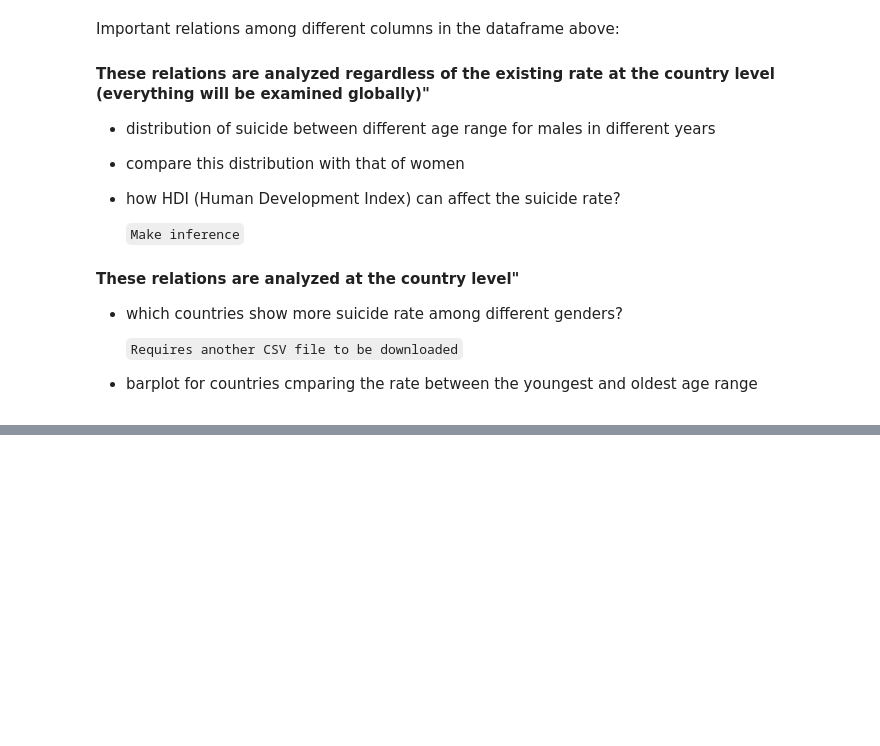
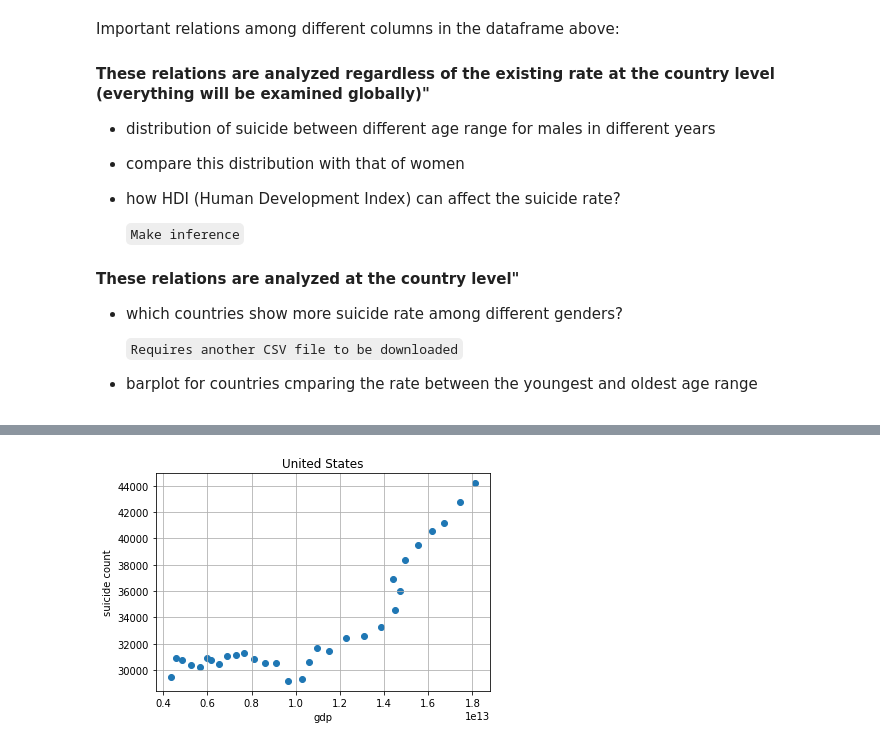
Before and after one commit to pkhorram/EDA-on-global-suicide-rate, a Jupyter notebook: Experiment.ipynb, the cells around one changed output, grey strips where cells are left out. Cells and saved outputs as stored; diff of their text form; code cells hidden in the pictures; blank space fills up the shorter version.

```diff
--- a/Experiment.ipynb
+++ b/Experiment.ipynb
@@ -77 +55,37 @@ Number of unique gdp_per_capita ($): 692
 Number of unique generation: 6
+# %%
+gdp = []
+# convert gdp_for_year from string to ints
+for i, string in enumerate(df[df.columns[8]]):
+    gdp.append(int(string.replace(',','')))
+
+# put the results in a new column
+gdp_frame =pd.DataFrame()
+gdp_frame['gdp'] = np.array(gdp)
+new = pd.concat((df,gdp_frame),axis=1)
+# %%
+def suicide_gdp(df, country):
+    p1 = df[df['country'] == country]
+    sui_num = []
+    gdp = []
+    for year in p1['year'].unique():
+        p2 = p1[p1['year'] == year]
+        sui_num.append(sum(p2.suicides_no))
+        gdp.append(np.average(p2['gdp']))
+
+    x = []
+    y = []
+    for i,j in sorted(zip(gdp,sui_num)):
+        x.append(i)
+        y.append(j)
+
+    plt.scatter(x,y)
+    plt.title('{}'.format(country))
+    plt.xlabel('gdp')
+    plt.ylabel('suicide count')
+    plt.grid()
+    plt.show()
+# %%
+suicide_gdp(new, 'United States')
+# %% [output]
+[figure, added]
```
Also changed, not shown: parts of 25 cells of this notebook.
